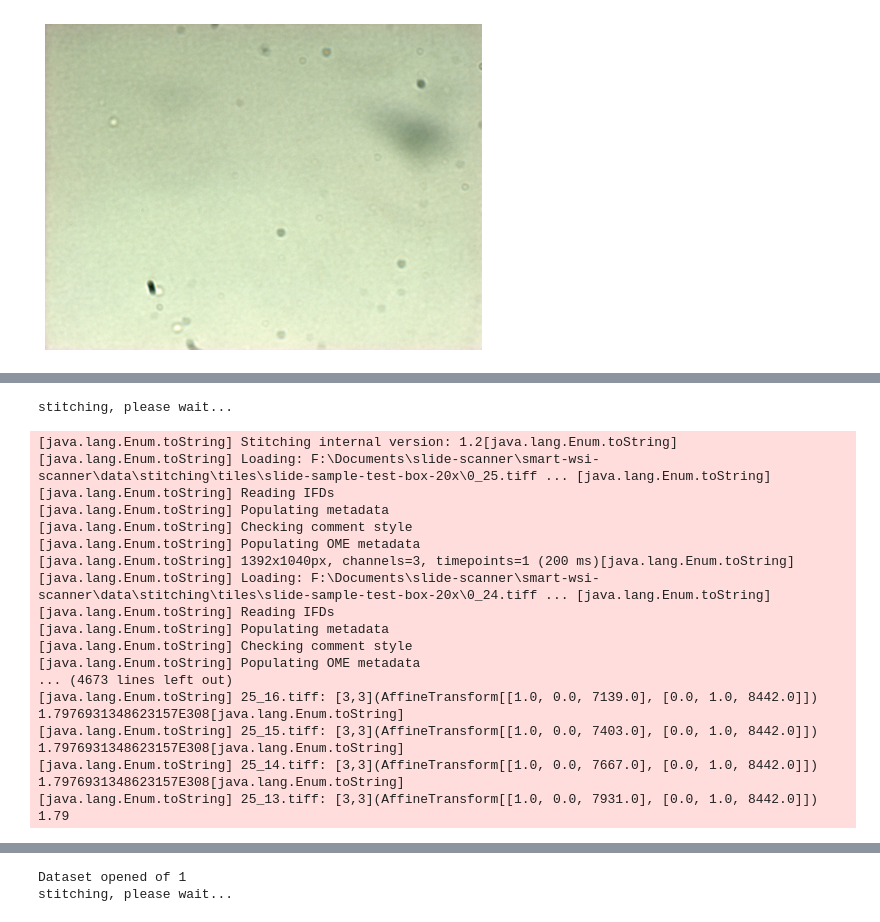
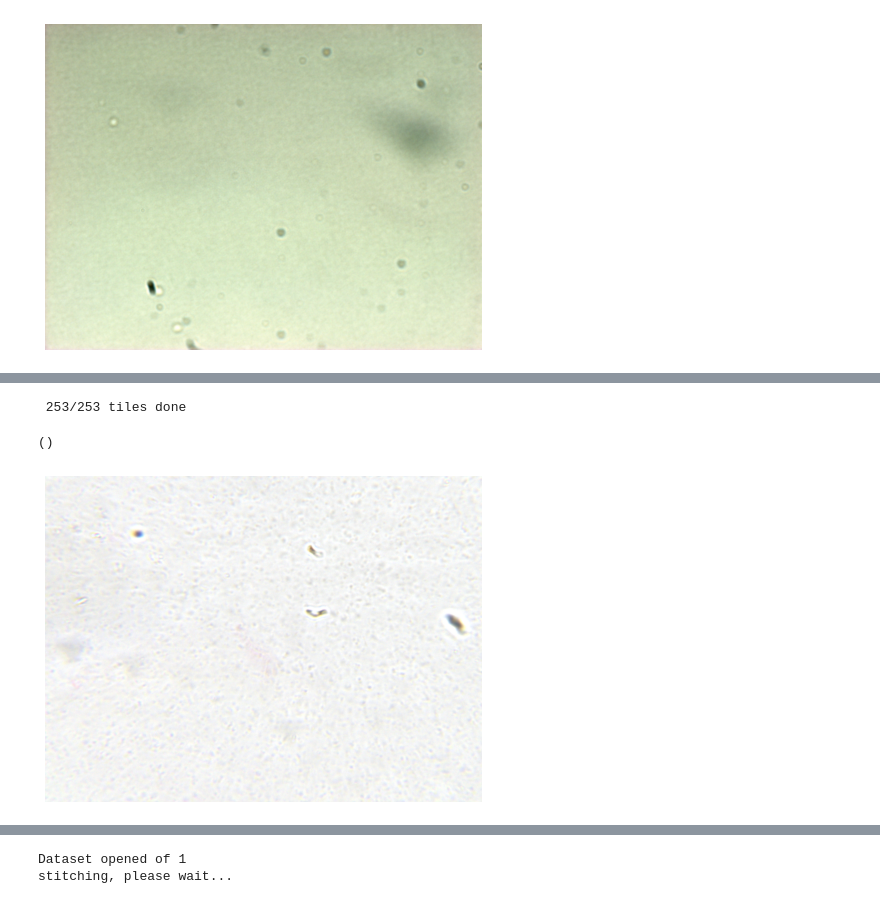
Before and after one commit to uw-loci/smart-wsi-scanner, a Jupyter notebook: bf-scanner.ipynb, the cells around one changed output, grey strips where cells are left out. Cells and saved outputs as stored; diff of their text form; code cells hidden in the pictures.

```diff
--- a/bf-scanner.ipynb
+++ b/bf-scanner.ipynb
@@ -448,21 +458,8 @@ bg_20x = whole_slide_scan(config, core=core, save_path=save_path, acq_name=acq_n
+# %%
+whole_slide_scan(config, core=core, save_path=save_path, acq_name=acq_name, position_list=position_list_20x, mda=False, estimate_background=False, focus_dive=False, background_image=bg_20x[0])
+# %% [output]
+ 253/253 tiles done
+()
+[figure, added]
 # %%
-stitching(config, ij, save_path=save_path, acq_name=acq_name, mda=False, position_list=position_list, flip_y=True, correction=True, background_image=bg_20x[0])
+stitching(config, ij, save_path=save_path, acq_name=acq_name, mag='20x', mda=False, position_list=position_list_20x, flip_y=True, correction=True, background_image=bg_20x[0])
-# %% [output]
-stitching, please wait...
-[java.lang.Enum.toString] Stitching internal version: 1.2[java.lang.Enum.toString]
-[java.lang.Enum.toString] Loading: F:\Documents\slide-scanner\smart-wsi-scanner\data\stitching\tiles\slide-sample-test-box-20x\0_25.tiff ... [java.lang.Enum.toString]
-[java.lang.Enum.toString] Reading IFDs
-[java.lang.Enum.toString] Populating metadata
-[java.lang.Enum.toString] Checking comment style
-[java.lang.Enum.toString] Populating OME metadata
-[java.lang.Enum.toString] 1392x1040px, channels=3, timepoints=1 (200 ms)[java.lang.Enum.toString]
-[java.lang.Enum.toString] Loading: F:\Documents\slide-scanner\smart-wsi-scanner\data\stitching\tiles\slide-sample-test-box-20x\0_24.tiff ... [java.lang.Enum.toString]
-[java.lang.Enum.toString] Reading IFDs
-[java.lang.Enum.toString] Populating metadata
-[java.lang.Enum.toString] Checking comment style
-[java.lang.Enum.toString] Populating OME metadata
-... (4673 lines left out)
-[java.lang.Enum.toString] 25_16.tiff: [3,3](AffineTransform[[1.0, 0.0, 7139.0], [0.0, 1.0, 8442.0]]) 1.7976931348623157E308[java.lang.Enum.toString]
-[java.lang.Enum.toString] 25_15.tiff: [3,3](AffineTransform[[1.0, 0.0, 7403.0], [0.0, 1.0, 8442.0]]) 1.7976931348623157E308[java.lang.Enum.toString]
-[java.lang.Enum.toString] 25_14.tiff: [3,3](AffineTransform[[1.0, 0.0, 7667.0], [0.0, 1.0, 8442.0]]) 1.7976931348623157E308[java.lang.Enum.toString]
-[java.lang.Enum.toString] 25_13.tiff: [3,3](AffineTransform[[1.0, 0.0, 7931.0], [0.0, 1.0, 8442.0]]) 1.79
```
Also changed, not shown: parts of 36 cells of this notebook, 7 other files.
